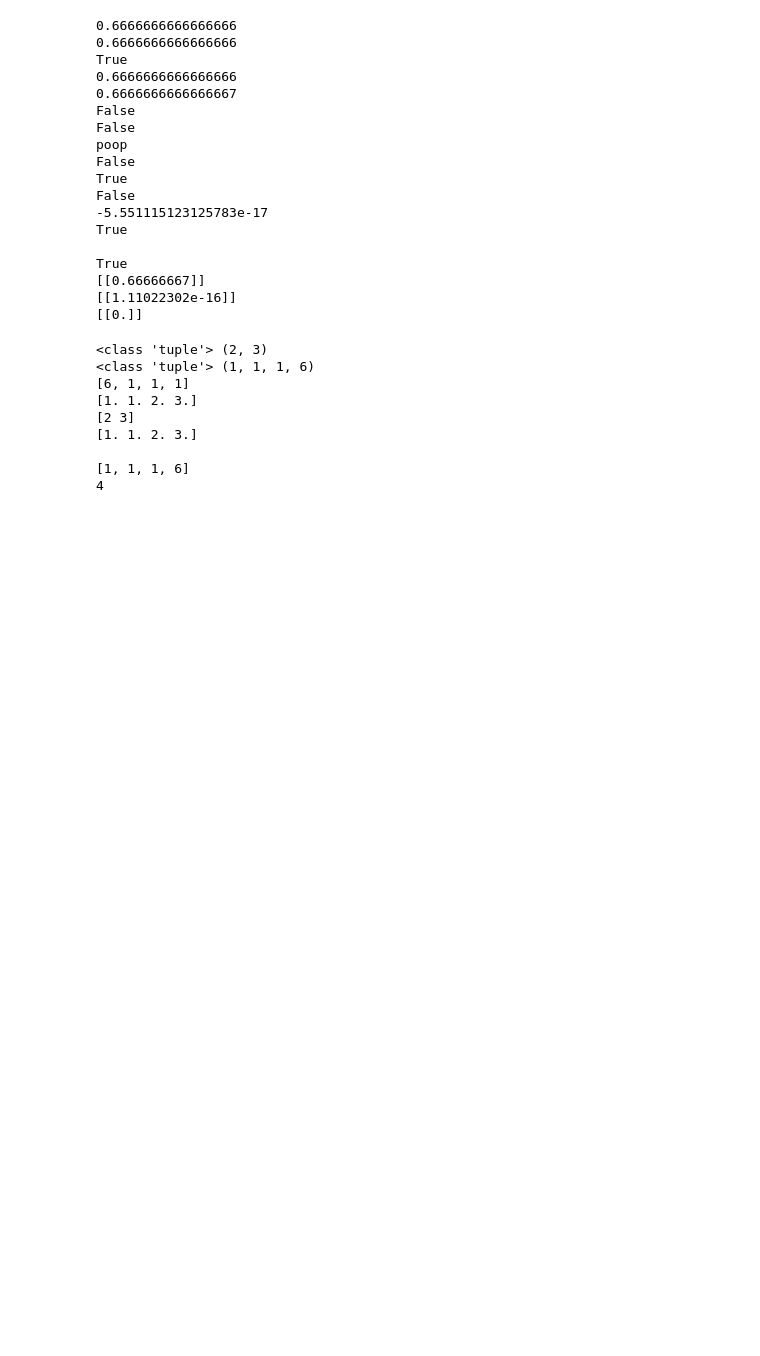
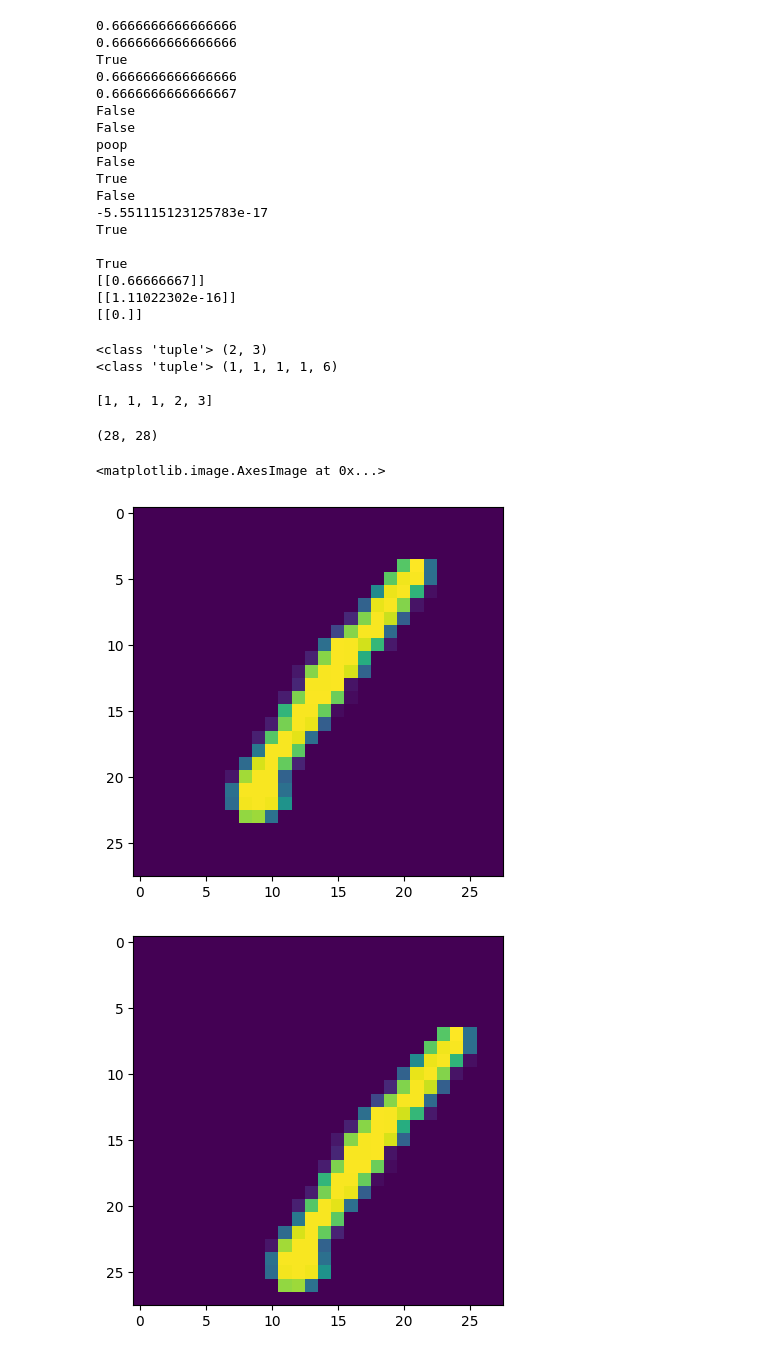
Before and after one commit to jon-gao-yang/littlegrad3, a Jupyter notebook: demo.ipynb, the cells around one changed output. Cells and saved outputs as stored; diff of their text form; code cells hidden in the pictures; blank space fills up the shorter version.

```diff
--- a/demo.ipynb
+++ b/demo.ipynb
@@ -288,30 +289,50 @@ True
 [[0.]]
 # %%
 test1 = Tensor(cp.arange(6).reshape(2, 3))
-test2 = Tensor(cp.arange(6).reshape(1, 1, 1, -1))
+test2 = Tensor(cp.arange(6).reshape(1, 1, 1, 1, -1))
 print(type(test1.data.shape), test1.data.shape)
 print(type(test2.data.shape), test2.data.shape)
-print([poop for poop in reversed(test2.data.shape)])
-test3 = cp.ones(test2.data.ndim)
-cp.put(test3, [-idx-1 for idx in reversed(range(test1.data.ndim))], test1.data.shape)
-print(test3)
+print()
 
-print(cp.array(test1.data.shape))
-print(cp.concatenate((cp.ones(test2.data.ndim - test1.data.ndim), cp.array(test1.data.shape))))
+test3 = test1.data.shape
 
-print()
-test4 = [val for val in test2.data.shape]
-print(test4)
-test4[-2:] = [8, 8]
-print(len(tuple(test4)))
-#print([test if test == 8 else  for test in test4])
+print([test1.data.shape[i-(test2.data.ndim-test1.data.ndim)] if i >= (test2.data.ndim-test1.data.ndim) else 1 for i in range(test2.data.ndim)])
 # %% [output]
 <class 'tuple'> (2, 3)
-<class 'tuple'> (1, 1, 1, 6)
-[6, 1, 1, 1]
-[1. 1. 2. 3.]
-[2 3]
-[1. 1. 2. 3.]
+<class 'tuple'> (1, 1, 1, 1, 6)
 
-[1, 1, 1, 6]
-4
+[1, 1, 1, 2, 3]
+# %%
+[y, X] = cp.split(cp.loadtxt('digit-recognizer/train.csv', dtype = int, delimiter = ',', skiprows = 1), [1], axis = 1)
+# ^ NOTE: loading data from file, then splitting into labels (first col) and pixel vals
+# X = cp.clip(X, 0, 1)
+# print(X[0])
+
+# image translation for data augmentation (NOTE: default cp.concatenate() axis is 0)
+Xsplit = cp.pad(X.reshape((42000, 28, 28)), 3)[3:-3]               # adding 3 pixels to height and width for translation
+X = cp.concatenate((Xsplit[:, 0:-6, 0:-6].reshape((42000, 28*28)), # slice up & left       --> shifts image down & right
+                Xsplit[:, 0:-6, 3:-3].reshape((42000, 28*28)),     # slice up & center     --> shifts image down & center
+                Xsplit[:, 0:-6, 6:].reshape((42000, 28*28)),       # slice up & right      --> shifts image down & left
+                Xsplit[:, 3:-3, 0:-6].reshape((42000, 28*28)),     # slice center & left   --> shifts image center & right
+                Xsplit[:, 3:-3, 3:-3].reshape((42000, 28*28)),     # slice center & center --> shifts image center & center
+                Xsplit[:, 3:-3, 6:].reshape((42000, 28*28)),       # slice center & right  --> shifts image center & left
+                Xsplit[:, 6:, 0:-6].reshape((42000, 28*28)),       # slice up & left       --> shifts image down & right
+                Xsplit[:, 6:, 3:-3].reshape((42000, 28*28)),       # slice up & center     --> shifts image down & center
+                Xsplit[:, 6:, 6:].reshape((42000, 28*28))))        # slice up & right      --> shifts image down & left
+#print(cp.all(X == X.reshape((42000, 28*28)))) # True
+#plt.imshow(Xsplit[0].get())
+#print(Xsplit[0])
+
+print(Xsplit[0, 3:-3, 3:-3].shape)
+
+plt.figure()
+plt.imshow(Xsplit[:, 3:-3, 3:-3][0].get())
+plt.figure()
+plt.imshow(Xsplit[:, 0:-6, 0:-6][0].get())
+plt.figure()
+plt.imshow(Xsplit[:, 6:, 6:][0].get())
+# %% [output]
+(28, 28)
+<matplotlib.image.AxesImage at 0x...>
+[figure, added]
+[figure, added]
```
Also changed, not shown: parts of 3 cells of this notebook, 5 other files.
